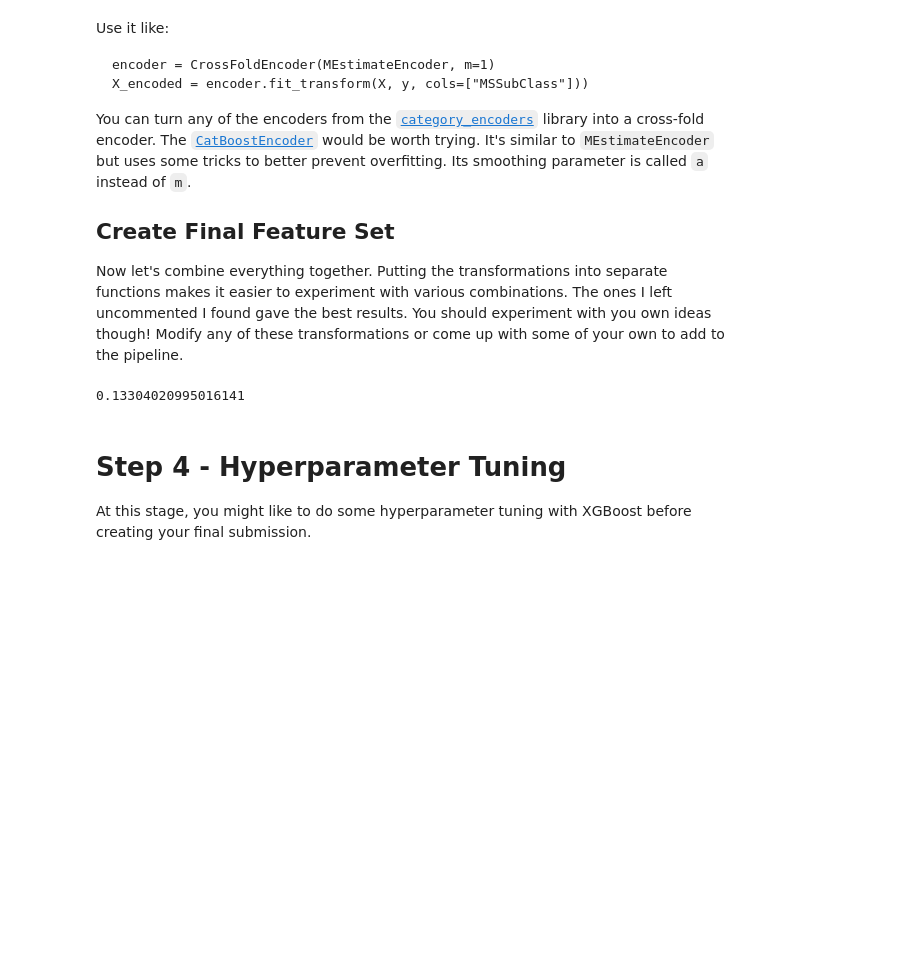
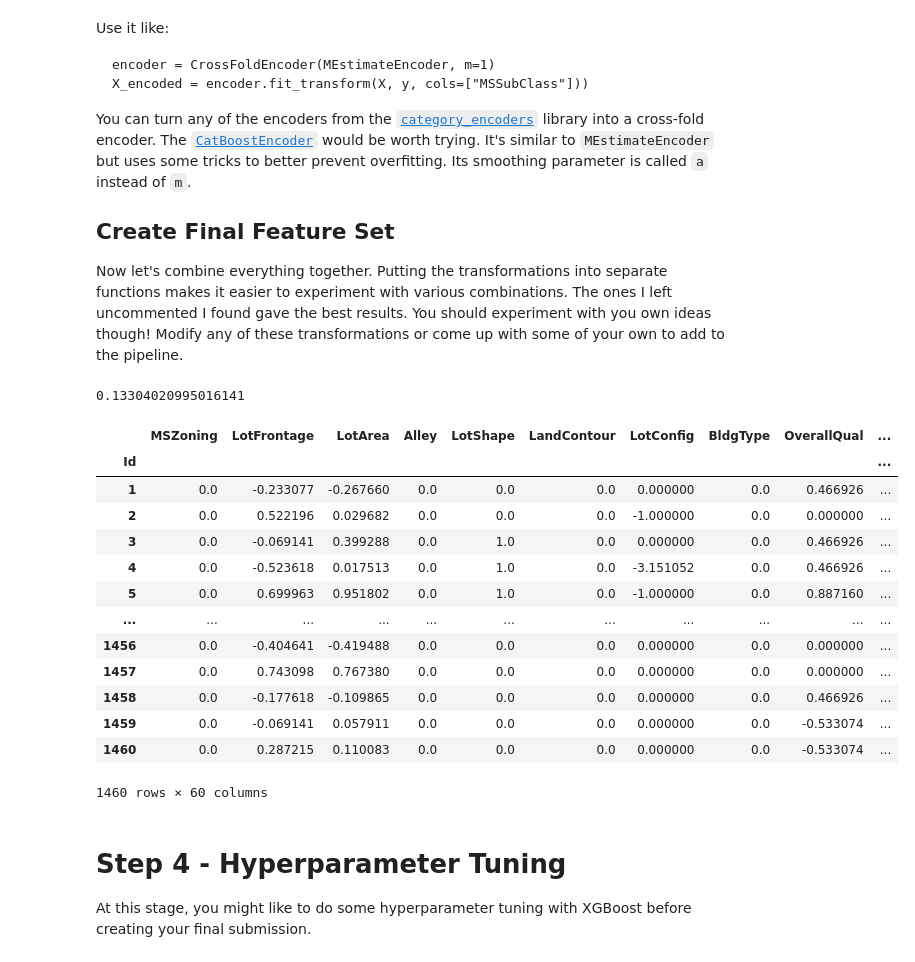
Before and after one commit to flegaspi700/my-projects, a Jupyter notebook: Kaggle/HousePricing/testme.ipynb, the cells around one changed output. Cells and saved outputs as stored; diff of their text form; code cells hidden in the pictures; blank space fills up the shorter version.

```diff
--- a/Kaggle/HousePricing/testme.ipynb
+++ b/Kaggle/HousePricing/testme.ipynb
@@ -742,6 +742,23 @@ score_dataset(X_train, y_train)
 #0.1361375532217599 kfold10
 # %% [output]
 0.13304020995016141
+# %%
+X_train
+# %% [output]
+|  | MSZoning | LotFrontage | LotArea | Alley | LotShape | LandContour | LotConfig | BldgType | OverallQual | ... |
+| Id |  |  |  |  |  |  |  |  |  | ... |
+| 1 | 0.0 | -0.233077 | -0.267660 | 0.0 | 0.0 | 0.0 | 0.000000 | 0.0 | 0.466926 | ... |
+| 2 | 0.0 | 0.522196 | 0.029682 | 0.0 | 0.0 | 0.0 | -1.000000 | 0.0 | 0.000000 | ... |
+| 3 | 0.0 | -0.069141 | 0.399288 | 0.0 | 1.0 | 0.0 | 0.000000 | 0.0 | 0.466926 | ... |
+| 4 | 0.0 | -0.523618 | 0.017513 | 0.0 | 1.0 | 0.0 | -3.151052 | 0.0 | 0.466926 | ... |
+| 5 | 0.0 | 0.699963 | 0.951802 | 0.0 | 1.0 | 0.0 | -1.000000 | 0.0 | 0.887160 | ... |
+| ... | ... | ... | ... | ... | ... | ... | ... | ... | ... | ... |
+| 1456 | 0.0 | -0.404641 | -0.419488 | 0.0 | 0.0 | 0.0 | 0.000000 | 0.0 | 0.000000 | ... |
+| 1457 | 0.0 | 0.743098 | 0.767380 | 0.0 | 0.0 | 0.0 | 0.000000 | 0.0 | 0.000000 | ... |
+| 1458 | 0.0 | -0.177618 | -0.109865 | 0.0 | 0.0 | 0.0 | 0.000000 | 0.0 | 0.466926 | ... |
+| 1459 | 0.0 | -0.069141 | 0.057911 | 0.0 | 0.0 | 0.0 | 0.000000 | 0.0 | -0.533074 | ... |
+| 1460 | 0.0 | 0.287215 | 0.110083 | 0.0 | 0.0 | 0.0 | 0.000000 | 0.0 | -0.533074 | ... |
+1460 rows × 60 columns
 # %% [markdown]
 # Step 4 - Hyperparameter Tuning #
 
```
Also changed, not shown: parts of 5 cells of this notebook.
